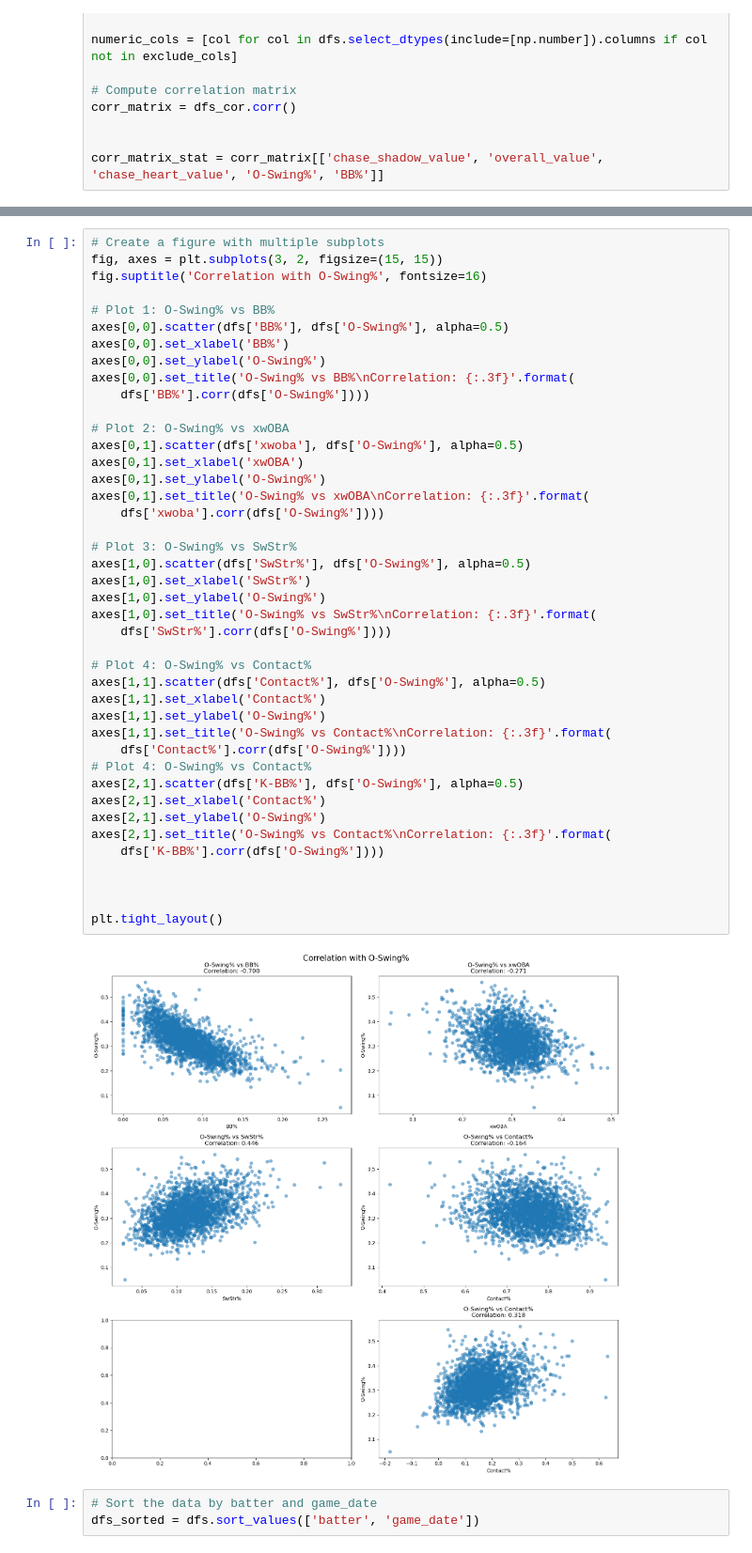
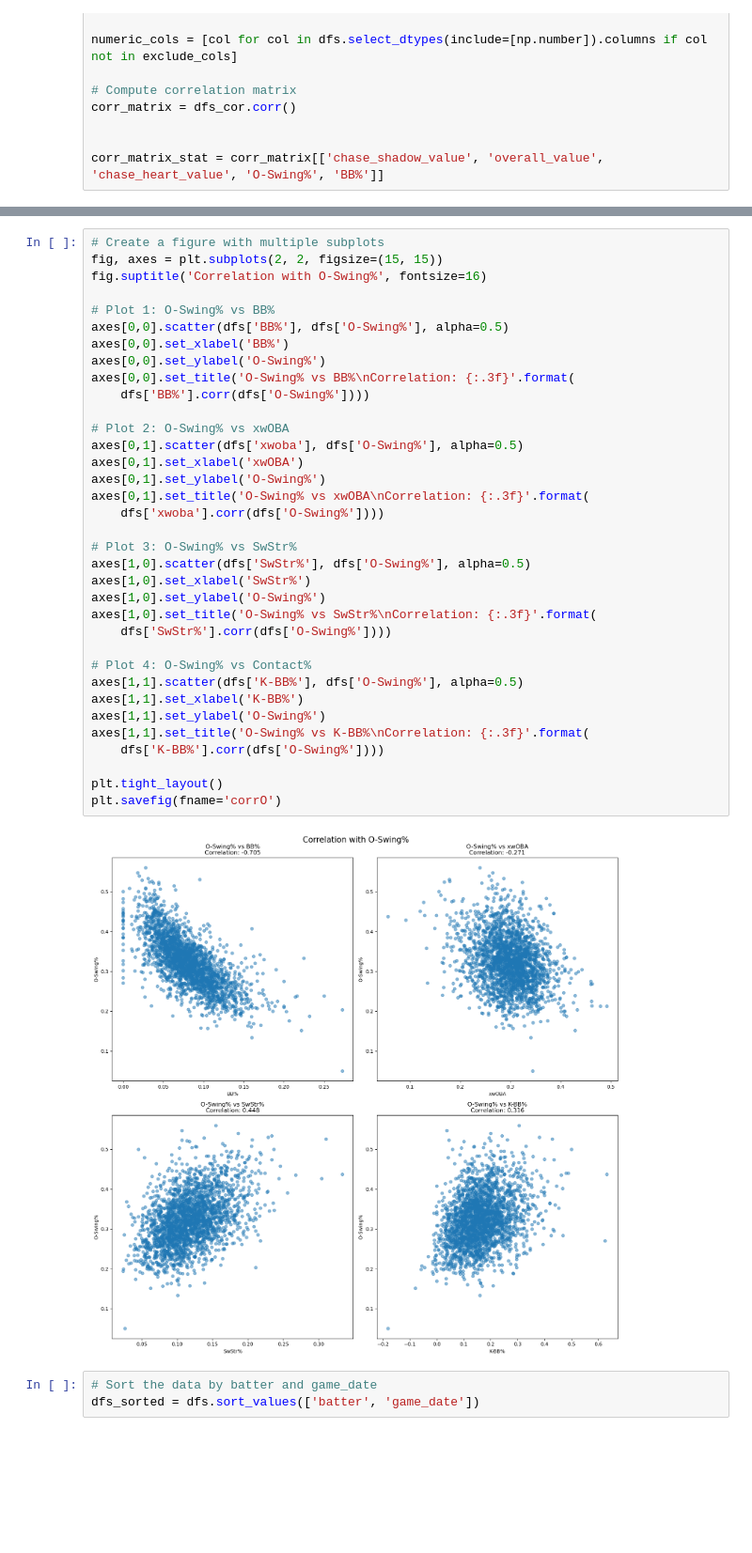
Before and after one commit to daltonlowery26/swing_decisons, a Jupyter notebook: analysis/stat_value.ipynb, the cells around one changed output, grey strips where cells are left out. Shown at 94% size. Drawn from its saved outputs; the diff is of its cells as text; blank space fills up the shorter version.

```diff
--- a/analysis/stat_value.ipynb
+++ b/analysis/stat_value.ipynb
@@ -130,47 +156,40 @@ plt.tight_layout()
 # %%
 # Create a figure with multiple subplots
-fig, axes = plt.subplots(3, 2, figsize=(15, 15))
+fig, axes = plt.subplots(2, 2, figsize=(15, 15))
 fig.suptitle('Correlation with O-Swing%', fontsize=16)
 
 # Plot 1: O-Swing% vs BB%
 axes[0,0].scatter(dfs['BB%'], dfs['O-Swing%'], alpha=0.5)
 axes[0,0].set_xlabel('BB%')
 axes[0,0].set_ylabel('O-Swing%')
 axes[0,0].set_title('O-Swing% vs BB%\nCorrelation: {:.3f}'.format(
     dfs['BB%'].corr(dfs['O-Swing%'])))
 
 # Plot 2: O-Swing% vs xwOBA
 axes[0,1].scatter(dfs['xwoba'], dfs['O-Swing%'], alpha=0.5)
 axes[0,1].set_xlabel('xwOBA')
 axes[0,1].set_ylabel('O-Swing%')
 axes[0,1].set_title('O-Swing% vs xwOBA\nCorrelation: {:.3f}'.format(
     dfs['xwoba'].corr(dfs['O-Swing%'])))
 
 # Plot 3: O-Swing% vs SwStr%
 axes[1,0].scatter(dfs['SwStr%'], dfs['O-Swing%'], alpha=0.5)
 axes[1,0].set_xlabel('SwStr%')
 axes[1,0].set_ylabel('O-Swing%')
 axes[1,0].set_title('O-Swing% vs SwStr%\nCorrelation: {:.3f}'.format(
     dfs['SwStr%'].corr(dfs['O-Swing%'])))
 
 # Plot 4: O-Swing% vs Contact%
-axes[1,1].scatter(dfs['Contact%'], dfs['O-Swing%'], alpha=0.5)
-axes[1,1].set_xlabel('Contact%')
+axes[1,1].scatter(dfs['K-BB%'], dfs['O-Swing%'], alpha=0.5)
+axes[1,1].set_xlabel('K-BB%')
 axes[1,1].set_ylabel('O-Swing%')
-axes[1,1].set_title('O-Swing% vs Contact%\nCorrelation: {:.3f}'.format(
-    dfs['Contact%'].corr(dfs['O-Swing%'])))
-# Plot 4: O-Swing% vs Contact%
-axes[2,1].scatter(dfs['K-BB%'], dfs['O-Swing%'], alpha=0.5)
-axes[2,1].set_xlabel('Contact%')
-axes[2,1].set_ylabel('O-Swing%')
-axes[2,1].set_title('O-Swing% vs Contact%\nCorrelation: {:.3f}'.format(
+axes[1,1].set_title('O-Swing% vs K-BB%\nCorrelation: {:.3f}'.format(
     dfs['K-BB%'].corr(dfs['O-Swing%'])))
 
-
-
 plt.tight_layout()
+plt.savefig(fname='corrO')
 # %% [output]
-[figure, old version]
+[figure, new version]
 # %%
 # Sort the data by batter and game_date
 dfs_sorted = dfs.sort_values(['batter', 'game_date'])
```
Also changed, not shown: parts of 6 cells of this notebook, 9 other files.
